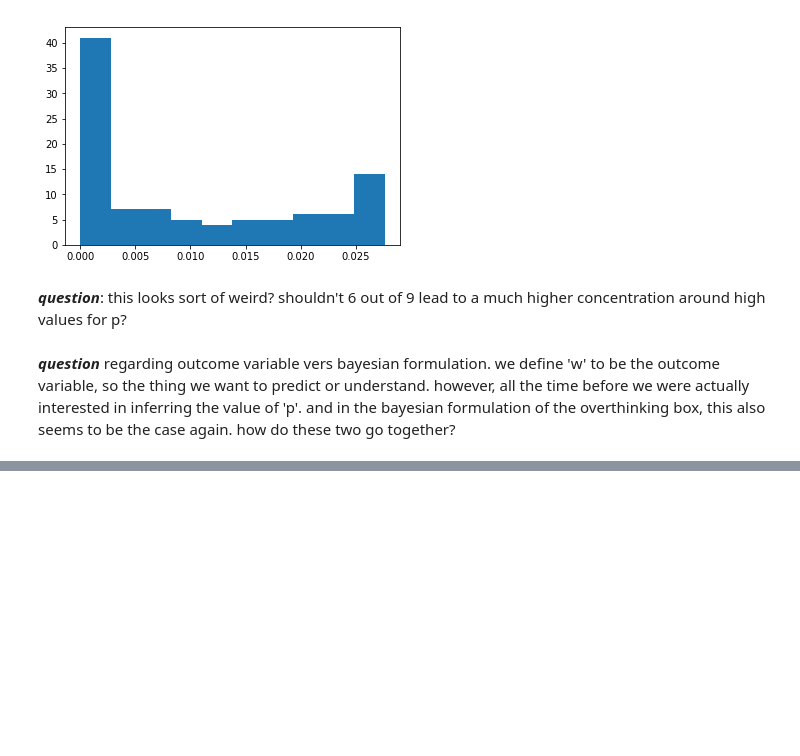
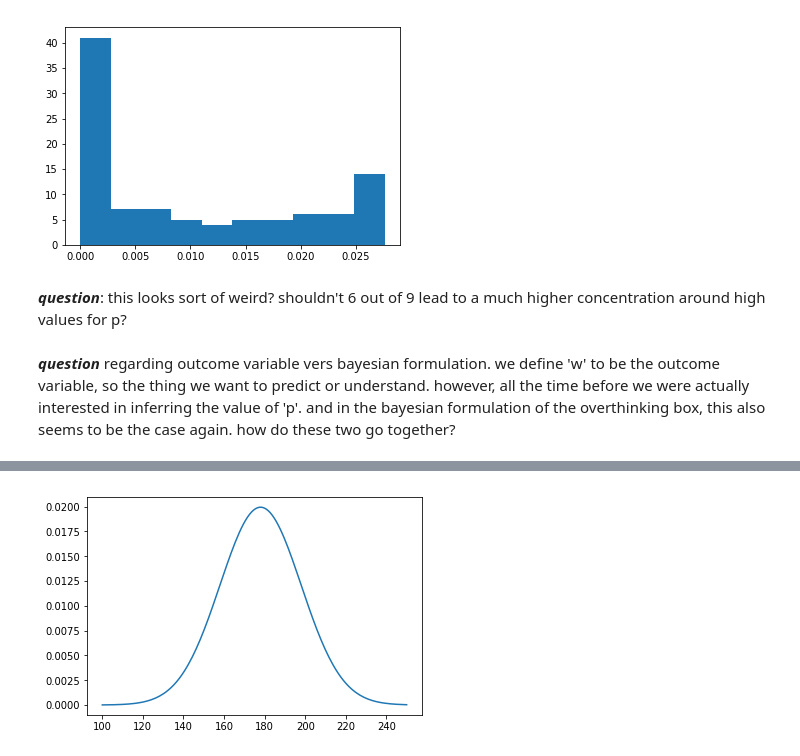
Before and after one commit to nwweber/statistical_rethinking, a Jupyter notebook: chapter_04_linear_models.ipynb, the cells around one changed output, grey strips where cells are left out. Drawn from its saved outputs; the diff is of its cells as text; code cells hidden in the pictures; blank space fills up the shorter version.

```diff
--- a/chapter_04_linear_models.ipynb
+++ b/chapter_04_linear_models.ipynb
@@ -115,0 +157,6 @@ plt.hist(posterior);
+# %%
+# 4.11
+x = np.linspace(100, 250, num=150)
+plt.plot(x, stats.norm.pdf(x, 178, 20));
+# %% [output]
+[figure, added]
```
Also changed, not shown: parts of 11 cells of this notebook.
